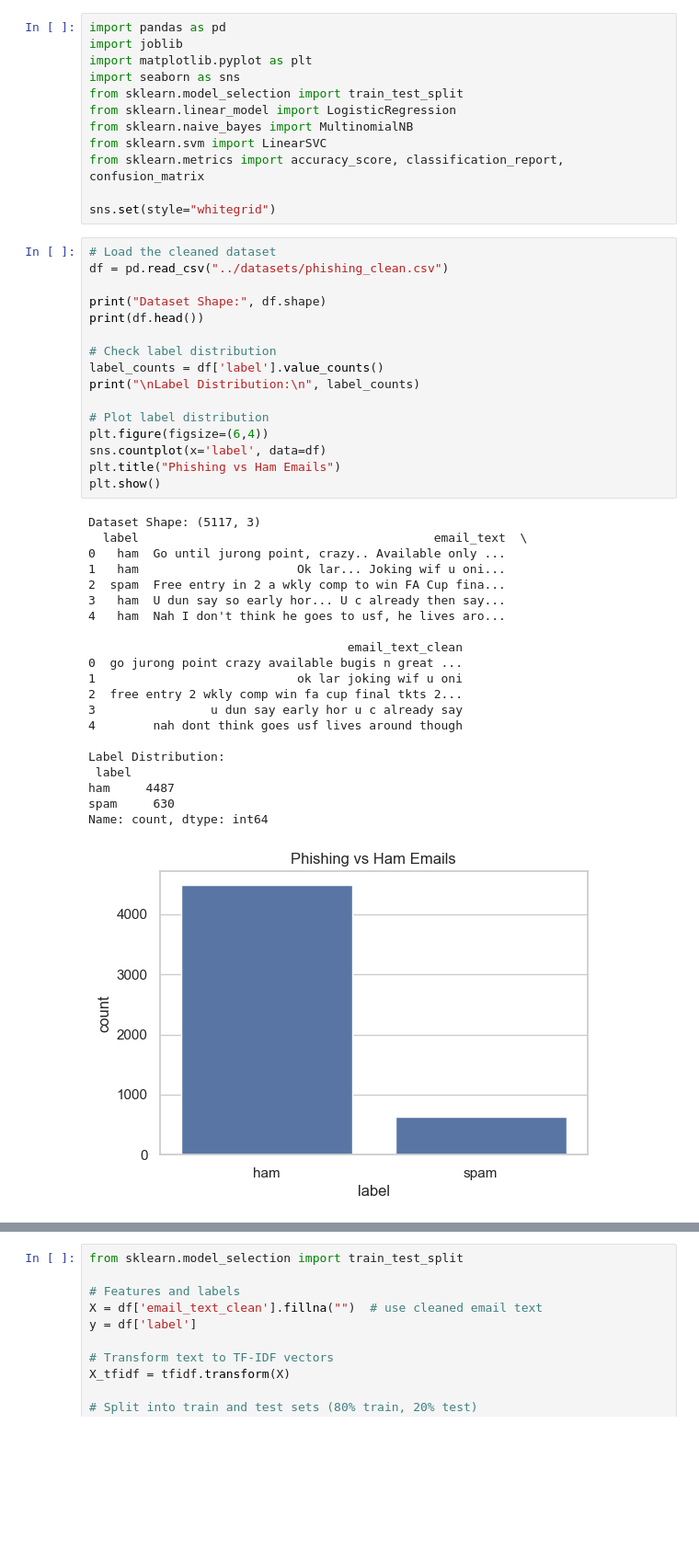
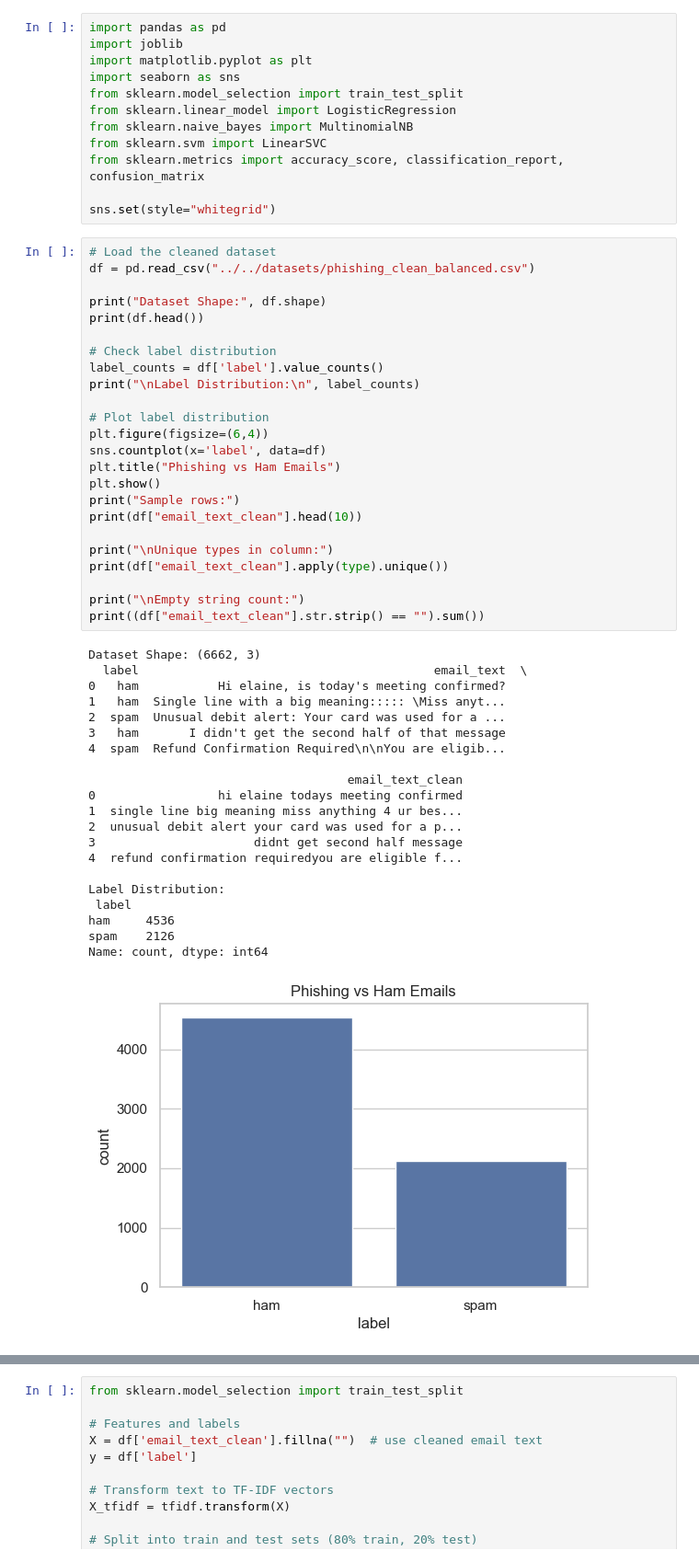
Before and after one commit to mohaviaarif/CyberSentinel-AI, a Jupyter notebook: backend/models/model_report.ipynb, the cells around one changed output, grey strips where cells are left out. Shown: that part at 92% size. Drawn from its saved outputs; the diff is of its cells as text; blank space fills up the shorter version.

```diff
--- a/backend/models/model_report.ipynb
+++ b/backend/models/model_report.ipynb
@@ -12,39 +12,47 @@ from sklearn.metrics import accuracy_score, classification_report, confusion_mat
 sns.set(style="whitegrid")
 # %%
 # Load the cleaned dataset
-df = pd.read_csv("../datasets/phishing_clean.csv")
+df = pd.read_csv("../../datasets/phishing_clean_balanced.csv")
 
 print("Dataset Shape:", df.shape)
 print(df.head())
 
 # Check label distribution
 label_counts = df['label'].value_counts()
 print("\nLabel Distribution:\n", label_counts)
 
 # Plot label distribution
 plt.figure(figsize=(6,4))
 sns.countplot(x='label', data=df)
 plt.title("Phishing vs Ham Emails")
 plt.show()
+print("Sample rows:")
+print(df["email_text_clean"].head(10))
+
+print("\nUnique types in column:")
+print(df["email_text_clean"].apply(type).unique())
+
+print("\nEmpty string count:")
+print((df["email_text_clean"].str.strip() == "").sum())
 # %% [output]
-Dataset Shape: (5117, 3)
+Dataset Shape: (6662, 3)
   label                                         email_text  \
-0   ham  Go until jurong point, crazy.. Available only ...
-1   ham                      Ok lar... Joking wif u oni...
-2  spam  Free entry in 2 a wkly comp to win FA Cup fina...
-3   ham  U dun say so early hor... U c already then say...
-4   ham  Nah I don't think he goes to usf, he lives aro...
+0   ham           Hi elaine, is today's meeting confirmed?
+1   ham  Single line with a big meaning::::: \Miss anyt...
+2  spam  Unusual debit alert: Your card was used for a ...
+3   ham       I didn't get the second half of that message
+4  spam  Refund Confirmation Required\n\nYou are eligib...
 
                                     email_text_clean
-0  go jurong point crazy available bugis n great ...
-1                            ok lar joking wif u oni
-2  free entry 2 wkly comp win fa cup final tkts 2...
-3                u dun say early hor u c already say
-4        nah dont think goes usf lives around though
+0                 hi elaine todays meeting confirmed
+1  single line big meaning miss anything 4 ur bes...
+2  unusual debit alert your card was used for a p...
+3                      didnt get second half message
+4  refund confirmation requiredyou are eligible f...
 
 Label Distribution:
  label
-ham     4487
-spam     630
+ham     4536
+spam    2126
 Name: count, dtype: int64
-[figure, old version]
+[figure, new version]
```
Also changed, not shown: parts of 2 cells of this notebook, 35 other files.
